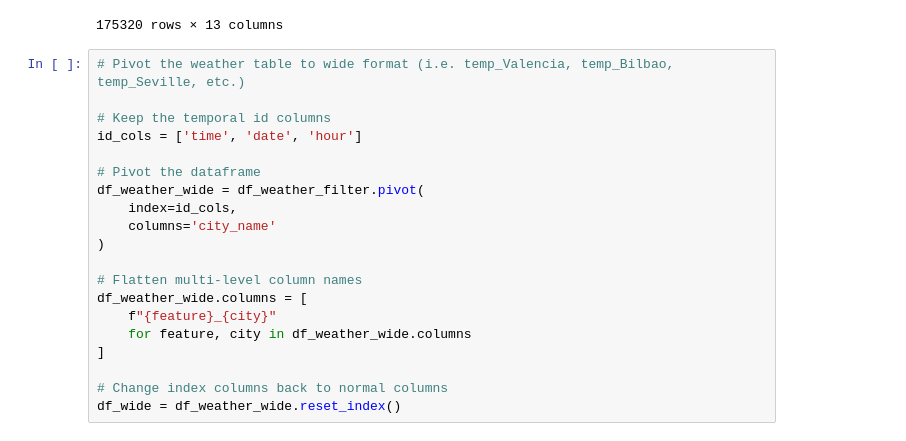
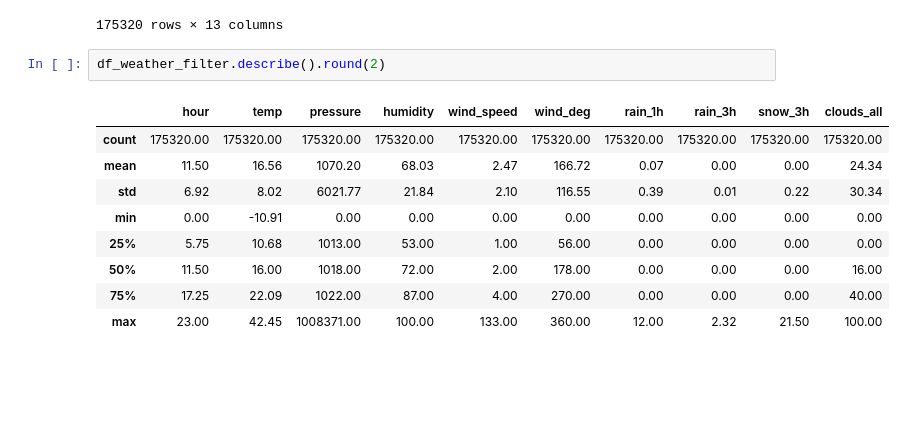
Before and after one commit to amukherjee25/forecasting-electricity-prices, a Jupyter notebook: preprocessing_weather.ipynb, the cells around one changed output. Drawn from its saved outputs; the diff is of its cells as text; blank space fills up the shorter version.

```diff
--- a/preprocessing_weather.ipynb
+++ b/preprocessing_weather.ipynb
@@ -147,24 +150,16 @@ df_weather_filter
 | 175318 | 2018-12-31 21:00:00+00:00 | 2018-12-31 | 21 | Seville | 11.000 | 1029 | 57 | 4 | 60 | 0.0 | ... |
 | 175319 | 2018-12-31 22:00:00+00:00 | 2018-12-31 | 22 | Seville | 10.820 | 1029 | 70 | 3 | 50 | 0.0 | ... |
 175320 rows × 13 columns
-# %%
-# Pivot the weather table to wide format (i.e. temp_Valencia, temp_Bilbao, temp_Seville, etc.)
-
-# Keep the temporal id columns
-id_cols = ['time', 'date', 'hour']
-
-# Pivot the dataframe
-df_weather_wide = df_weather_filter.pivot(
-    index=id_cols,
-    columns='city_name'
-)
-
-# Flatten multi-level column names
-df_weather_wide.columns = [
-    f"{feature}_{city}"
-    for feature, city in df_weather_wide.columns
-]
-
-# Change index columns back to normal columns
-df_wide = df_weather_wide.reset_index()
+# %%
+df_weather_filter.describe().round(2)
+# %% [output]
+|  | hour | temp | pressure | humidity | wind_speed | wind_deg | rain_1h | rain_3h | snow_3h | clouds_all |
+| count | 175320.00 | 175320.00 | 175320.00 | 175320.00 | 175320.00 | 175320.00 | 175320.00 | 175320.00 | 175320.00 | 175320.00 |
+| mean | 11.50 | 16.56 | 1070.20 | 68.03 | 2.47 | 166.72 | 0.07 | 0.00 | 0.00 | 24.34 |
+| std | 6.92 | 8.02 | 6021.77 | 21.84 | 2.10 | 116.55 | 0.39 | 0.01 | 0.22 | 30.34 |
+| min | 0.00 | -10.91 | 0.00 | 0.00 | 0.00 | 0.00 | 0.00 | 0.00 | 0.00 | 0.00 |
+| 25% | 5.75 | 10.68 | 1013.00 | 53.00 | 1.00 | 56.00 | 0.00 | 0.00 | 0.00 | 0.00 |
+| 50% | 11.50 | 16.00 | 1018.00 | 72.00 | 2.00 | 178.00 | 0.00 | 0.00 | 0.00 | 16.00 |
+| 75% | 17.25 | 22.09 | 1022.00 | 87.00 | 4.00 | 270.00 | 0.00 | 0.00 | 0.00 | 40.00 |
+| max | 23.00 | 42.45 | 1008371.00 | 100.00 | 133.00 | 360.00 | 12.00 | 2.32 | 21.50 | 100.00 |
 # %%
```
Also changed, not shown: parts of 20 cells of this notebook, 4 other files.
